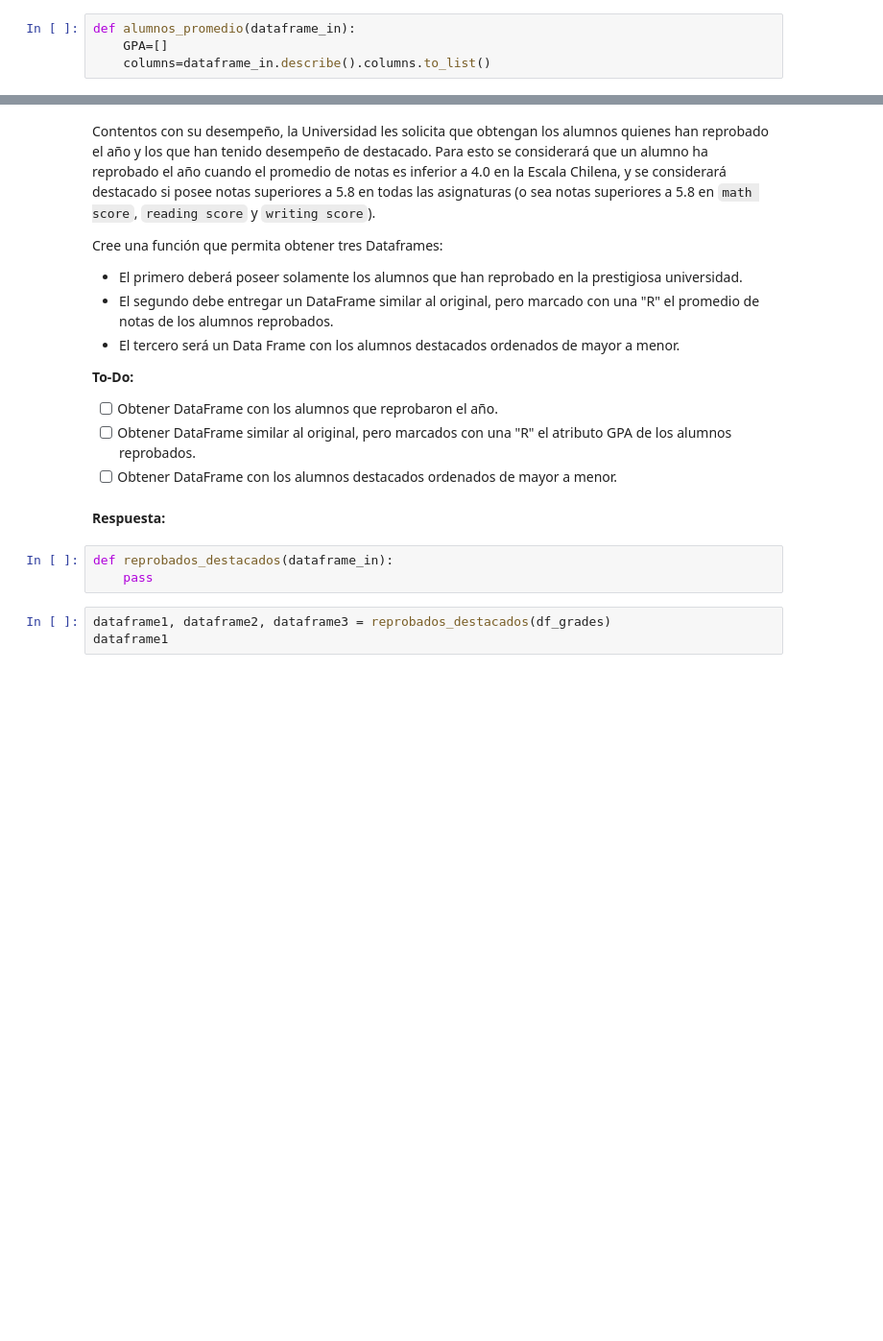
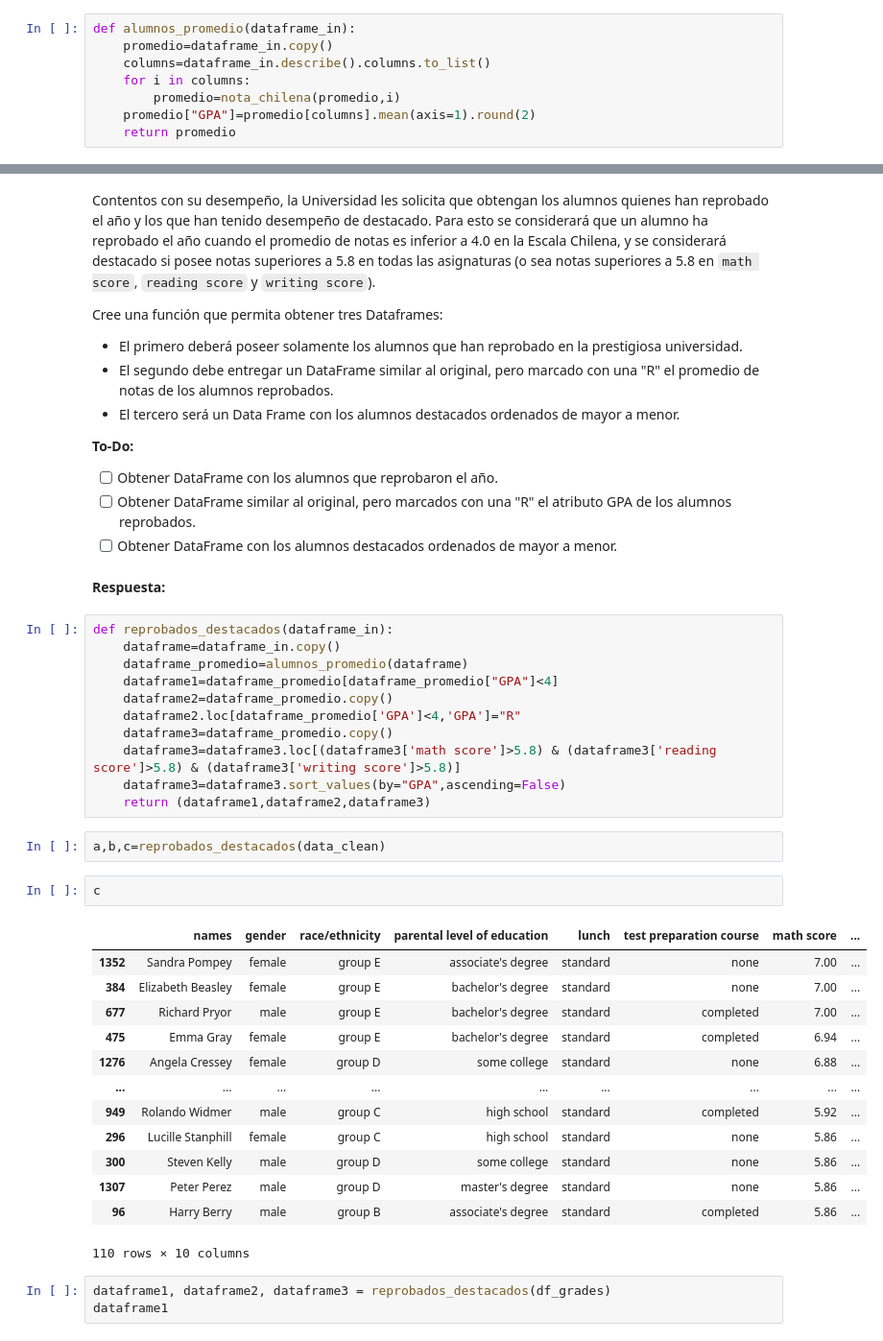
Before and after one commit to CVelizR/evaluaciones-mds7202, a Jupyter notebook: Lab3/Laboratorio3_enunciado.ipynb, the cells around one changed output, grey strips where cells are left out. Shown at 96% size. Cells and saved outputs as stored; diff of their text form; blank space fills up the shorter version.

```diff
--- a/Lab3/Laboratorio3_enunciado.ipynb
+++ b/Lab3/Laboratorio3_enunciado.ipynb
@@ -369,10 +478,14 @@ Con todas las notas adjuntadas, la prestigiosa Universidad De la Cachaña necesi
 - [ ] Crear función que nos permite obtener el promedio de cada uno de los alumnos y anexar esta información en el DataFrame original.
 # %% [markdown]
 **Respuesta:**
-# %%
-def alumnos_promedio(dataframe_in):
-    GPA=[]
-    columns=dataframe_in.describe().columns.to_list()
+# %%
+def alumnos_promedio(dataframe_in):
+    promedio=dataframe_in.copy()
+    columns=dataframe_in.describe().columns.to_list()
+    for i in columns:
+        promedio=nota_chilena(promedio,i)
+    promedio["GPA"]=promedio[columns].mean(axis=1).round(2)
+    return promedio
 # %% [markdown]
 **Respuesta Esperada:**
 # %%
@@ -402,9 +527,35 @@ Cree una función que permita obtener tres Dataframes:
 - [ ] Obtener DataFrame con los alumnos destacados ordenados de mayor a menor.
 # %% [markdown]
 **Respuesta:**
-# %%
-def reprobados_destacados(dataframe_in):
-    pass
+# %%
+def reprobados_destacados(dataframe_in):
+    dataframe=dataframe_in.copy()
+    dataframe_promedio=alumnos_promedio(dataframe)
+    dataframe1=dataframe_promedio[dataframe_promedio["GPA"]<4]
+    dataframe2=dataframe_promedio.copy()
+    dataframe2.loc[dataframe_promedio['GPA']<4,'GPA']="R"
+    dataframe3=dataframe_promedio.copy()
+    dataframe3=dataframe3.loc[(dataframe3['math score']>5.8) & (dataframe3['reading score']>5.8) & (dataframe3['writing score']>5.8)]
+    dataframe3=dataframe3.sort_values(by="GPA",ascending=False)
+    return (dataframe1,dataframe2,dataframe3)
+# %%
+a,b,c=reprobados_destacados(data_clean)
+# %%
+c
+# %% [output]
+|  | names | gender | race/ethnicity | parental level of education | lunch | test preparation course | math score | ... |
+| 1352 | Sandra Pompey | female | group E | associate's degree | standard | none | 7.00 | ... |
+| 384 | Elizabeth Beasley | female | group E | bachelor's degree | standard | none | 7.00 | ... |
+| 677 | Richard Pryor | male | group E | bachelor's degree | standard | completed | 7.00 | ... |
+| 475 | Emma Gray | female | group E | bachelor's degree | standard | completed | 6.94 | ... |
+| 1276 | Angela Cressey | female | group D | some college | standard | none | 6.88 | ... |
+| ... | ... | ... | ... | ... | ... | ... | ... | ... |
+| 949 | Rolando Widmer | male | group C | high school | standard | completed | 5.92 | ... |
+| 296 | Lucille Stanphill | female | group C | high school | standard | none | 5.86 | ... |
+| 300 | Steven Kelly | male | group D | some college | standard | none | 5.86 | ... |
+| 1307 | Peter Perez | male | group D | master's degree | standard | none | 5.86 | ... |
+| 96 | Harry Berry | male | group B | associate's degree | standard | completed | 5.86 | ... |
+110 rows × 10 columns
 # %%
 dataframe1, dataframe2, dataframe3 = reprobados_destacados(df_grades)
 dataframe1
```
Also changed, not shown: parts of 10 cells of this notebook.
